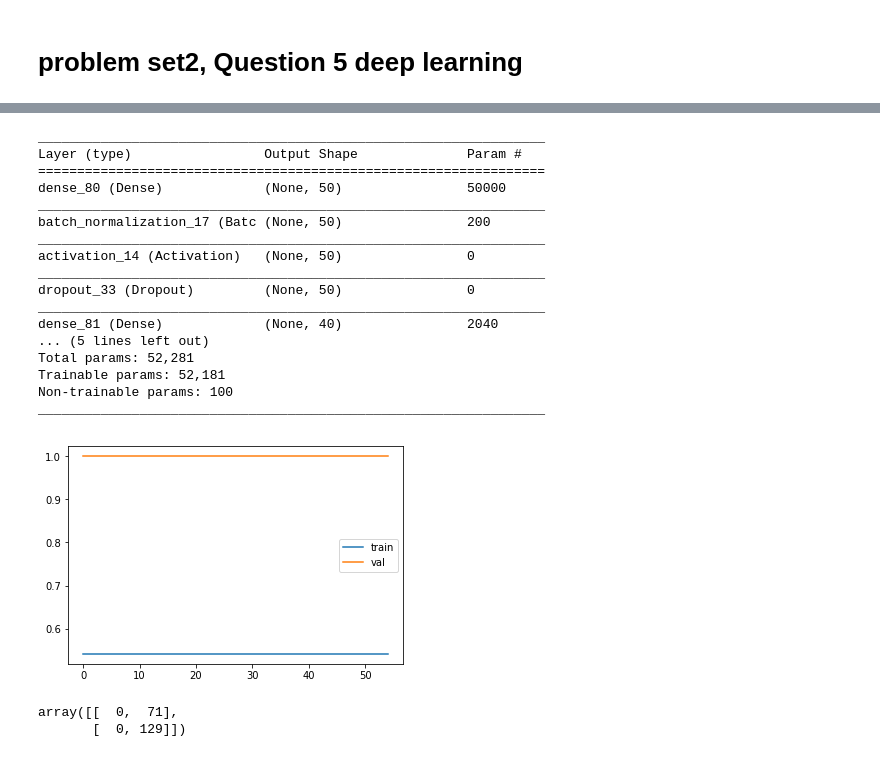
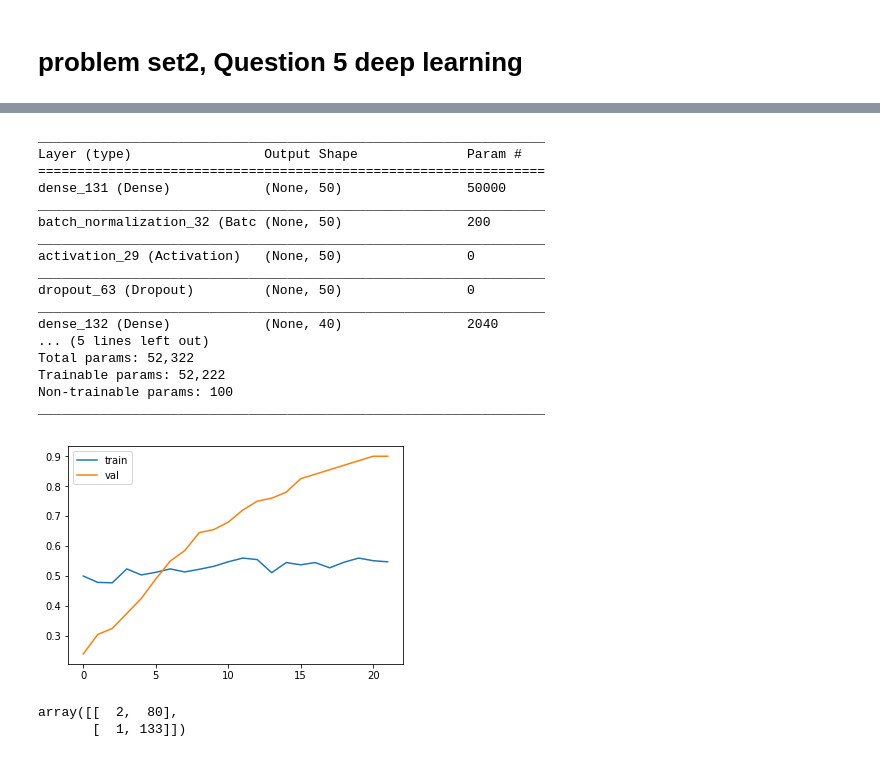
Before and after one commit to RobotJud2019/hw2, a Jupyter notebook: prob2SolTanos.ipynb, the cells around one changed output, grey strips where cells are left out. Cells and saved outputs as stored; diff of their text form; code cells hidden in the pictures.

```diff
--- a/prob2SolTanos.ipynb
+++ b/prob2SolTanos.ipynb
@@ -530,8 +531,12 @@ targeta.shape
 # problem set2, Question 5 deep learning
 # %%
 # problem set2, Question 5 deep learning
+# the assignment requires one to use softmax
 
 target = df3['rev'].values
+tgx = np.zeros((len(target), 2))   # needs more than 1 output in order to use softmax as activation
+tgx[:,0] = target               # softmax gives one a probability distribution, sigmoid doesn't
+tgx[:,1] = 1  - tgx[:,0]        # one can^t use categorical_crossentropy as loss if one has only one output
 features = df3.loc[:,df3.columns != 'rev']
 features_scaled = preprocessing.scale(features, with_mean=False)
 
@@ -539,7 +544,7 @@ msk = np.random.rand(len(df3)) < 0.8
 # split into 80 % training set and 20% test set
 
 # training data
-targeta = target[msk].astype(int)
+targeta = target[msk].astype(int)   # actually not used below because the validation_split already takes car of the splitting
 feata = features_scaled[msk]
 
 # test data
@@ -552,11 +557,11 @@ minimal_model = Sequential()
 from keras.layers import Dense
 # minimal_model: no hidden layer, use l2 regularization, softmax output
 from keras.regularizers import l2
-minimal_model.add(Dense(units=1, activation='softmax', kernel_regularizer=l2(0.), activity_regularizer = l2(0.), input_dim = 1000))
+minimal_model.add(Dense(units=2, activation='softmax', kernel_regularizer=l2(0.01), activity_regularizer = l2(0.01), input_dim = 1000))
 
-minimal_model.compile(loss='binary_crossentropy', optimizer='adam', metrics=['accuracy'])
+minimal_model.compile(loss='categorical_crossentropy', optimizer='adam', metrics=['accuracy'])
 
-minfit_summary = minimal_model.fit(features_scaled, target, epochs = 55, batch_size = 10, validation_split=0.2, verbose=0)
+minfit_summary = minimal_model.fit(features_scaled, tgx, epochs = 55, batch_size = 10, validation_split=0.2, verbose=0)
 plt.plot(minfit_summary.epoch, minfit_summary.history['acc'])
 plt.plot(minfit_summary.epoch, minfit_summary.history['val_acc'])
 plt.legend(['train', 'val'], loc='best')
@@ -573,47 +578,44 @@ from keras.layers.normalization import BatchNormalization
 from keras.layers import Dropout, Activation
 from keras.callbacks import EarlyStopping
 
 model2 = Sequential()
 
-model2.add(Dense(50, use_bias=False, input_dim=1000))
+model2.add(Dense(50, use_bias=False, input_dim=1000, kernel_regularizer=l2(0.01), activity_regularizer=l2(0.01)))
 model2.add(BatchNormalization())
 model2.add(Activation('relu'))
 model2.add(Dropout(0.5))
 
-model2.add(Dense(units=40, activation='relu'))
+model2.add(Dense(units=40, activation='relu', kernel_regularizer=l2(0.01), activity_regularizer=l2(0.01)))
 model2.add(Dropout(0.5))
 
-model2.add(Dense(units=1, activation='softmax'))
+model2.add(Dense(units=2, activation='softmax'))
 
-model2.compile(loss='binary_crossentropy', optimizer='adam', metrics=['accuracy'])
+model2.compile(loss='categorical_crossentropy', optimizer='adam', metrics=['accuracy'])
 model2.summary()
 
-earlystopping_cb = EarlyStopping (monitor = 'val_loss', min_delta=0, verbose=0, patience=1)
+earlystopping_cb = EarlyStopping (monitor = 'val_acc', min_delta=0.001, verbose=0, patience=1, mode='auto')
 
-# complains :
-#model2.fit(features_scaled, target, batch_size=100, epochs = 100, callbacks=[earlystopping_cb], validation_split=0.2)
-
-fit_summary2 = model2.fit(features_scaled, target, epochs = 55, batch_size = 10, validation_split=0.2, verbose=0)
+fit_summary2 = model2.fit(features_scaled, tgx, epochs = 855, batch_size = 100, validation_split=0.2, verbose=0, callbacks=[earlystopping_cb])
 plt.plot(fit_summary2.epoch, fit_summary2.history['acc'])
 plt.plot(fit_summary2.epoch, fit_summary2.history['val_acc'])
 plt.legend(['train', 'val'], loc='best')
 plt.show()
 # %% [output]
 _________________________________________________________________
 Layer (type)                 Output Shape              Param #
 =================================================================
-dense_80 (Dense)             (None, 50)                50000
+dense_131 (Dense)            (None, 50)                50000
 _________________________________________________________________
-batch_normalization_17 (Batc (None, 50)                200
+batch_normalization_32 (Batc (None, 50)                200
 _________________________________________________________________
-activation_14 (Activation)   (None, 50)                0
+activation_29 (Activation)   (None, 50)                0
 _________________________________________________________________
-dropout_33 (Dropout)         (None, 50)                0
+dropout_63 (Dropout)         (None, 50)                0
 _________________________________________________________________
-dense_81 (Dense)             (None, 40)                2040
+dense_132 (Dense)            (None, 40)                2040
 ... (5 lines left out)
-Total params: 52,281
-Trainable params: 52,181
+Total params: 52,322
+Trainable params: 52,222
 Non-trainable params: 100
 _________________________________________________________________
-[figure, old version]
+[figure, new version]
@@ -622,5 +628,5 @@ predictions = model2.predict(feate)
 # %%
-confusion_matrix(targete, predictions)
+confusion_matrix(targete, rev_predicted)
 # %% [output]
-array([[  0,  71],
-       [  0, 129]])
+array([[  2,  80],
+       [  1, 133]])
```
Also changed, not shown: parts of 7 cells of this notebook.
